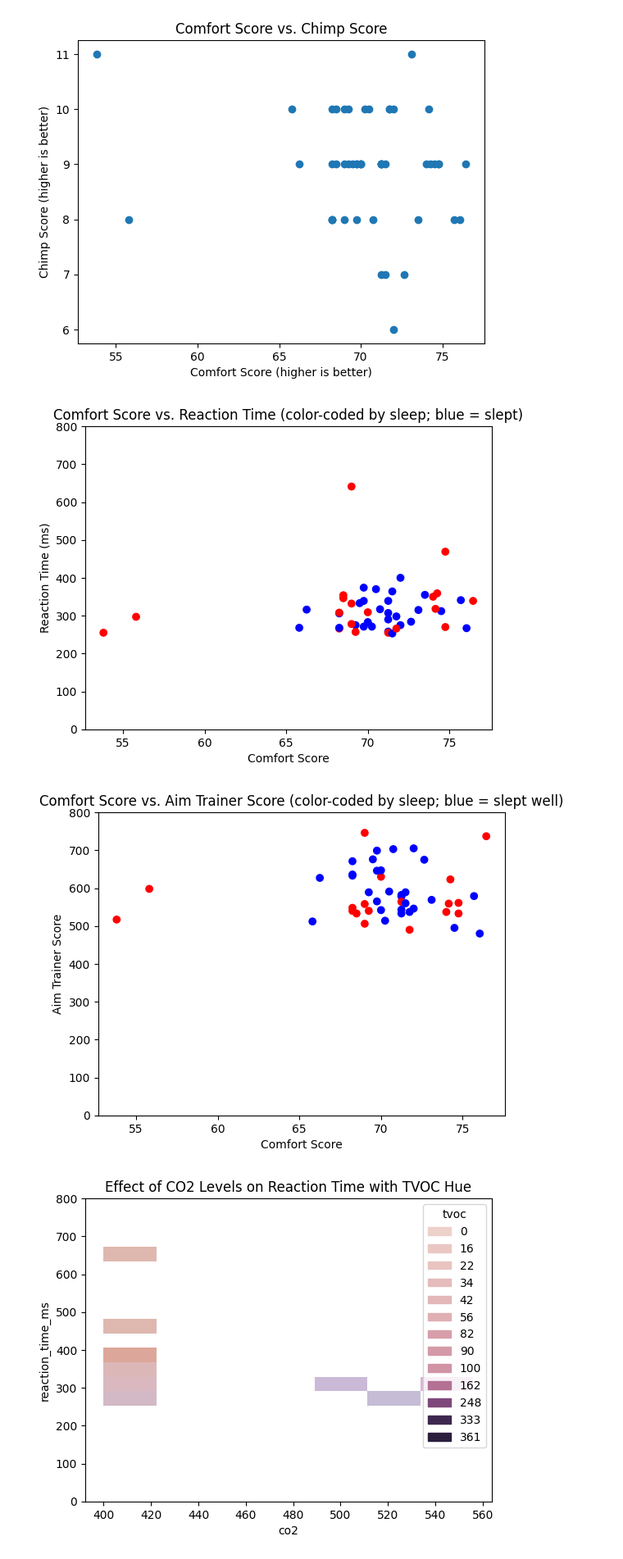
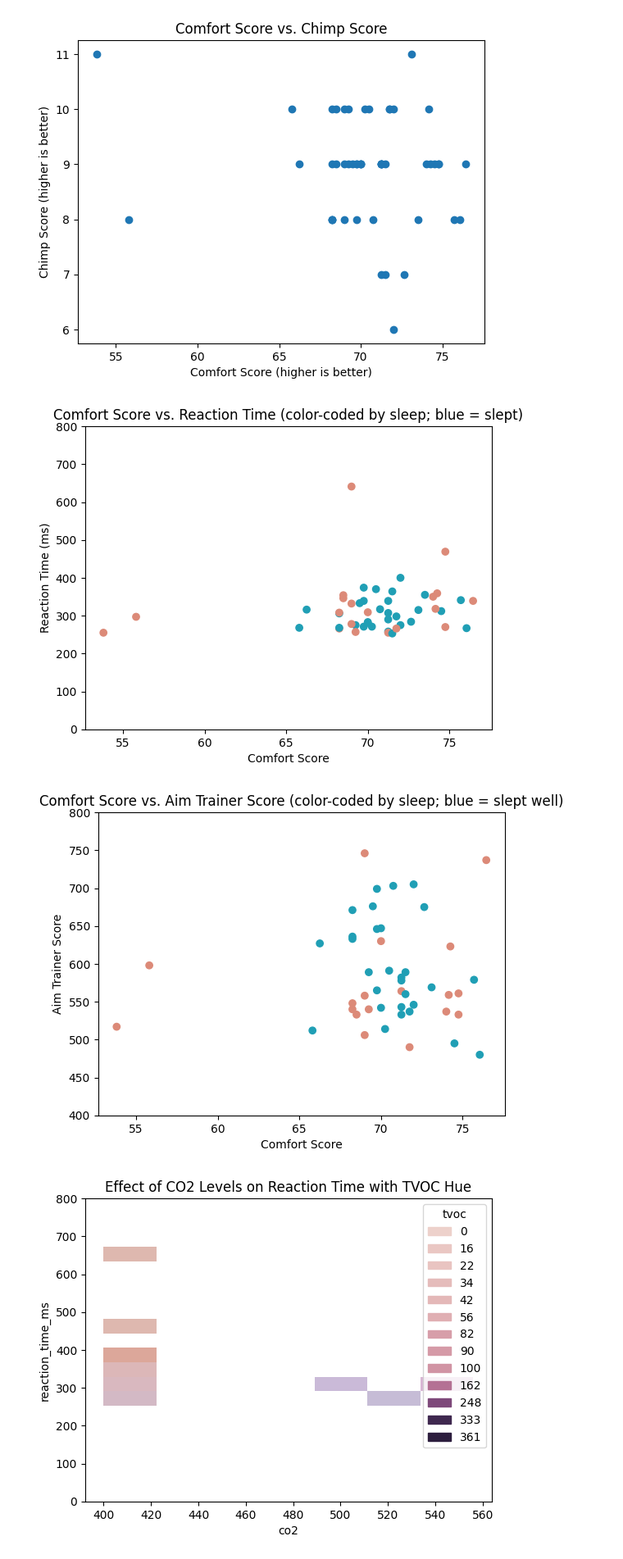
Before and after one commit to coldenate/aq-visualise, a Jupyter notebook: visualizations.ipynb, the cells around one changed output. Shown at 82% size. Cells and saved outputs as stored; diff of their text form; code cells hidden in the pictures.

```diff
--- a/visualizations.ipynb
+++ b/visualizations.ipynb
@@ -5,6 +5,13 @@ import matplotlib.pyplot as plt
 import seaborn as sns
 import pandas as pd
 from datetime import datetime
+from catppuccin.flavour import Flavour
+
+primary_color = "#"+ Flavour.latte().text.hex
+secondary_color = "#"+ Flavour.latte().rosewater.hex
+
+good_sleep = "#"+ Flavour.latte().sapphire.hex
+bad_sleep = "#"+ Flavour.latte().rosewater.hex
 
 # Load the dataset from the JSON file
 with open('dataset.json', 'r') as f:
@@ -60,27 +67,27 @@ plt.show()
 # %%
 # create a graph that compares the reaction time ms and the aim trainer score against the comfort score, then have colors representing the sleep boolean
 fig, ax = plt.subplots()
-colors = ['blue' if s['sleep'] else 'red' for s in surveys]
+colors = [good_sleep if s['sleep'] else bad_sleep for s in surveys]
 ax.scatter([s['comfort_score'] for s in surveys], [s['reaction_time_ms'] for s in surveys], c=colors)
 ax.set_xlabel('Comfort Score')
 ax.set_ylabel('Reaction Time (ms)')
 ax.set_title('Comfort Score vs. Reaction Time (color-coded by sleep; blue = slept)')
-ax.set_ylim([0, 800])
+ax.set_ylim([0, 800]) # type: ignore
 plt.show()
 # %% [output]
-[figure, old version]
+[figure, new version]
 # %%
 # Create a scatter plot of comfort scores vs. aim trainer scores, color-coded by sleep
 fig, ax = plt.subplots()
-colors = ['blue' if s['sleep'] else 'red' for s in surveys]
+colors = [good_sleep if s['sleep'] else bad_sleep for s in surveys]
 ax.scatter([s['comfort_score'] for s in surveys], [s['aiming_reaction_ms'] for s in surveys], c=colors)
 ax.set_xlabel('Comfort Score')
 ax.set_ylabel('Aim Trainer Score')
 ax.set_title('Comfort Score vs. Aim Trainer Score (color-coded by sleep; blue = slept well)')
-ax.set_ylim([0, 800])
+ax.set_ylim([400, 800]) # type: ignore
 plt.show()
 # %% [output]
-[figure, old version]
+[figure, new version]
 # %%
 # Create a histogram showing the effect of CO2 levels on reaction time, with TVOC as a hue
 df = pd.DataFrame(surveys)
```
Also changed, not shown: parts of 4 cells of this notebook, 2 other files.
